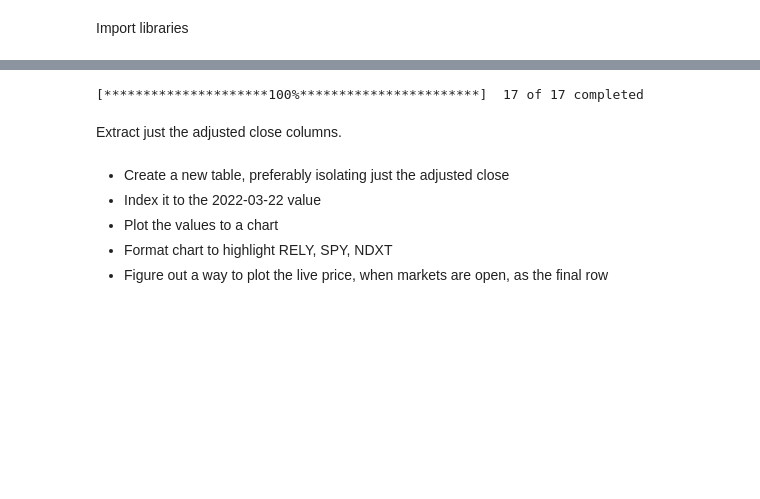
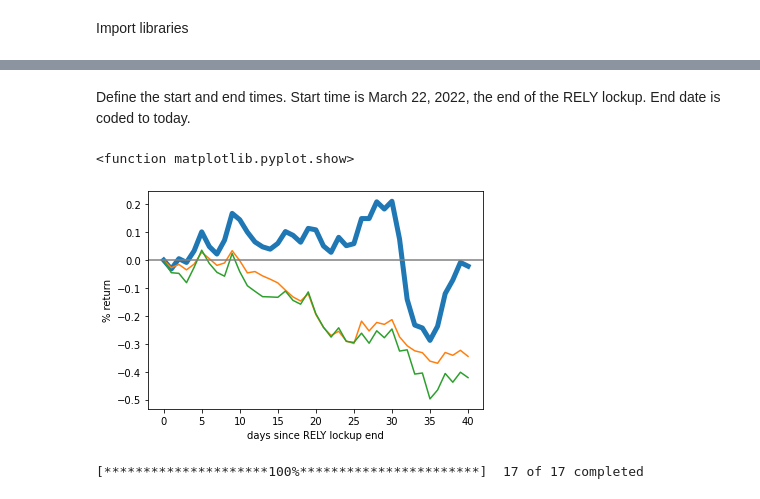
Before and after one commit to zdanielshi/data_science_LFZ, a Jupyter notebook: RELY_ANALYSIS.ipynb, the cells around one changed output, grey strips where cells are left out. Cells and saved outputs as stored; diff of their text form; code cells hidden in the pictures; blank space fills up the shorter version.

```diff
--- a/RELY_ANALYSIS.ipynb
+++ b/RELY_ANALYSIS.ipynb
@@ -18 +14,42 @@ You can add additional tickers.
+# %% [markdown]
+Define the start and end times. Start time is March 22, 2022, the end of the RELY lockup. End date is coded to today.
+# %%
+start_date = '2022-03-22'
+end_date = dt.date.today().strftime('%Y-%m-%d')
+# %%
+rely = yf.Ticker('rely')
+rely_close = rely.history(interval='1d', start=start_date, end=end_date)['Close']
+rely_close = rely_close.tolist()
+
+rely_returns = [] # initialize a returns list
+for i in rely_close: # iterate through the close list
+  rely_returns.append((i / rely_close[0]) - 1)# calculate each value against the 0 index value, append to the returns list
+# %%
+pypl = yf.Ticker('pypl')
+pypl_close = pypl.history(interval='1d', start=start_date, end=end_date)['Close']
+pypl_close = pypl_close.tolist()
+
+pypl_returns = [] # initialize a returns list
+for i in pypl_close: # iterate through the close list
+  pypl_returns.append((i / pypl_close[0]) - 1)# calculate each value against the 0 index value, append to the returns list
+# %%
+sq = yf.Ticker('sq')
+sq_close = sq.history(interval='1d', start=start_date, end=end_date)['Close']
+sq_close = sq_close.tolist()
+
+sq_returns = [] # initialize a returns list
+for i in sq_close: # iterate through the close list
+  sq_returns.append((i / sq_close[0]) - 1)# calculate each value against the 0 index value, append to the returns list
+# %%
+plt.plot(rely_returns, lw=5)
+plt.plot(pypl_returns)
+plt.plot(sq_returns)
+
+plt.ylabel("% return")
+plt.xlabel("days since RELY lockup end")
+plt.axhline(y=0, color = 'gray')
+plt.show
+# %% [output]
+<function matplotlib.pyplot.show>
+[figure, added]
 # %%
@@ -42,4 +80,2 @@ data_download = yf.download(tickers_list, start = start_date, end = end_date)
 # %% [output]
 [*********************100%***********************]  17 of 17 completed
-# %% [markdown]
-Extract just the adjusted close columns.
@@ -48,6 +81,0 @@ adj_close_data = data_download['Adj Close']
-# %% [markdown]
-* Create a new table, preferably isolating just the adjusted close
-* Index it to the 2022-03-22 value
-* Plot the values to a chart
-* Format chart to highlight RELY, SPY, NDXT
-* Figure out a way to plot the live price, when markets are open, as the final row
```
Also changed, not shown: parts of 3 cells of this notebook.
